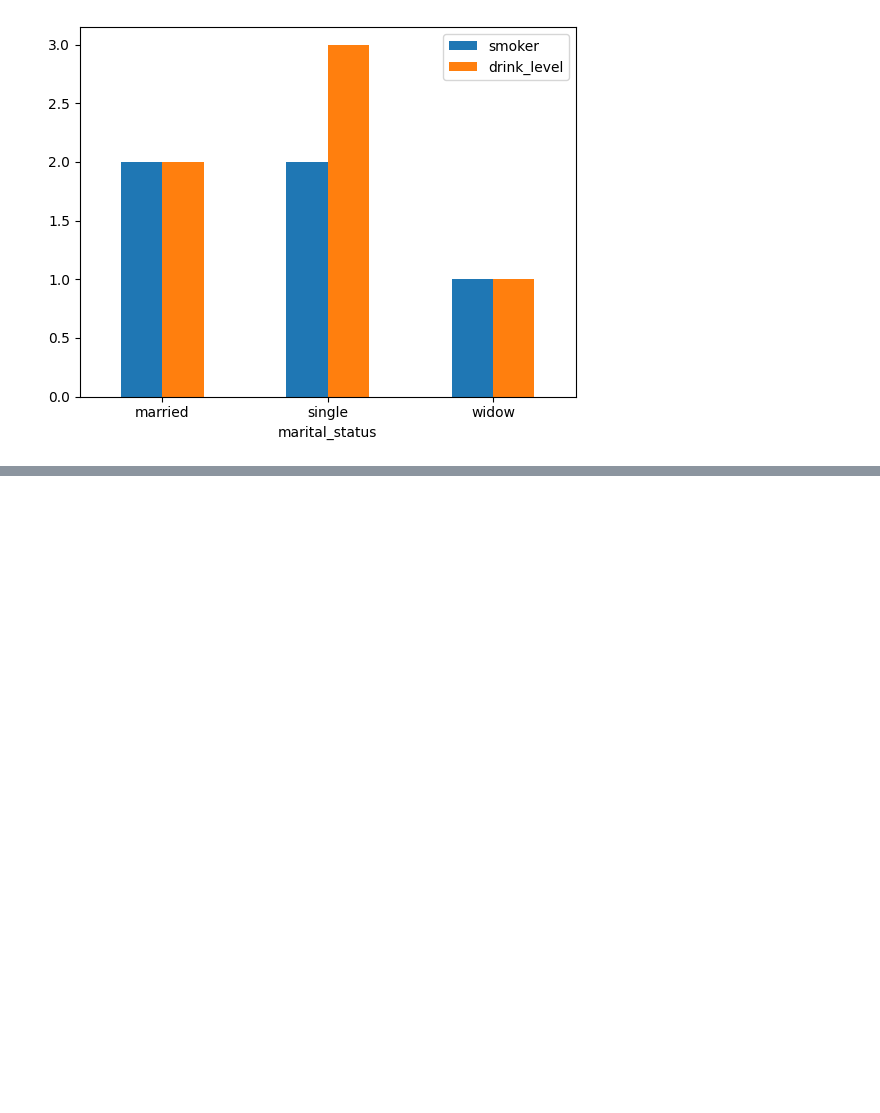
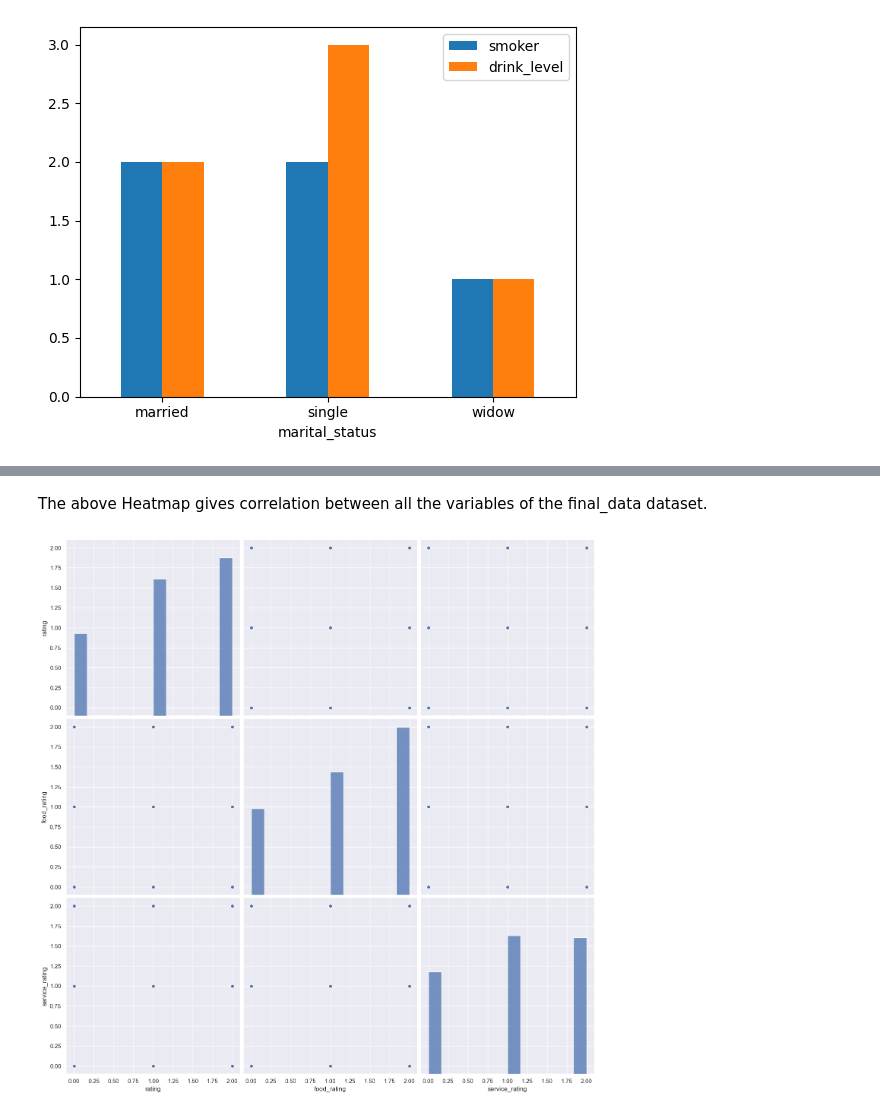
Before and after one commit to dpulivar/Restaurant_Recommendation_System_Group_3_DSML_IST5520, a Jupyter notebook: Milestone2/Restaurant_Reviews_Based_Recommendation_System_Group_3_Milestone2.ipynb, the cells around one changed output, grey strips where cells are left out. Saved outputs shown, nothing was run; the diff lists cells and outputs as text; code cells hidden in the pictures; blank space fills up the shorter version.

```diff
--- a/Milestone2/Restaurant_Reviews_Based_Recommendation_System_Group_3_Milestone2.ipynb
+++ b/Milestone2/Restaurant_Reviews_Based_Recommendation_System_Group_3_Milestone2.ipynb
@@ -774,0 +1174,9 @@ user_profile.groupby('marital_status')['smoker','drink_level'].nunique().plot.ba
+# %% [markdown]
+The above Heatmap gives correlation between all the variables of the final_data dataset.
+# %%
+sns.set()
+columns = ['rating', 'food_rating','service_rating']
+sns.pairplot(final_data[columns],height=5,kind='scatter')
+plt.show()
+# %% [output]
+[figure, added]
```
Also changed, not shown: parts of 81 cells of this notebook.
